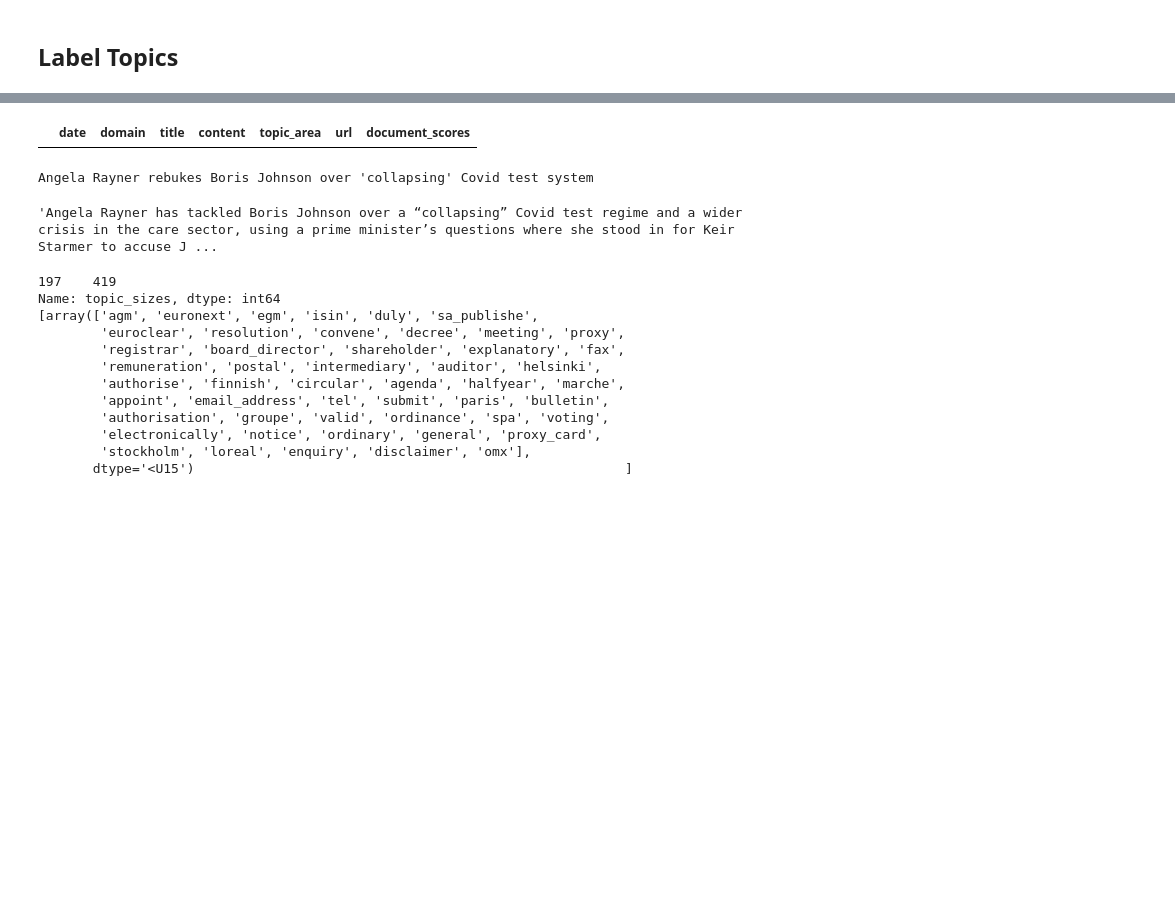
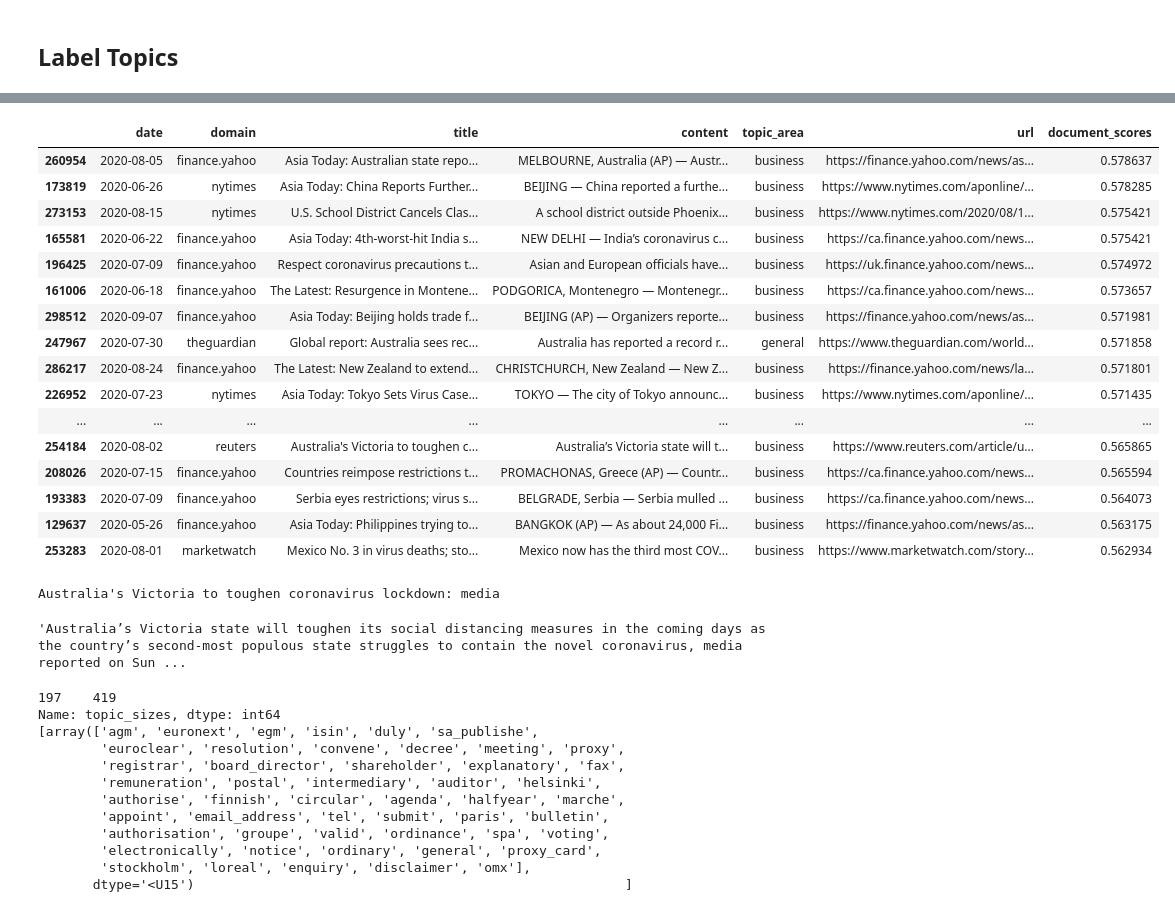
Before and after one commit to TraceyEtheridge/Thesis, a Jupyter notebook: Topic_Modelling_Top2Vec.ipynb, the cells around one changed output, grey strips where cells are left out. Drawn from its saved outputs; the diff is of its cells as text; code cells hidden in the pictures; blank space fills up the shorter version.

Commit message:
general

```diff
--- a/Topic_Modelling_Top2Vec.ipynb
+++ b/Topic_Modelling_Top2Vec.ipynb
@@ -1181,12 +2495,13 @@ df_topics_labelled.at[idx, 'topic_label'] = topic_label
 # %%
-topic_num = 193
+topic_num = 300
 num_docs = df_topics[df_topics['topic_id'] == topic_num]['topic_sizes'].values[0]
-print(num_docs)
 documents, document_scores, document_ids = model.search_documents_by_topic(topic_num=topic_num, num_docs=num_docs)
 
 result_df = df.iloc[document_ids].copy()
 result_df["document_scores"] = document_scores
 result_df = result_df[result_df["document_scores"] >=0.5]
-print(len(result_df))
+print(num_docs, len(result_df))
+
+print(df_topics_labelled[df_topics_labelled['topic_id'] == topic_num]['topic_words'].values)
 
 result_df[:50][['date', 'domain', 'title', 'content', 'topic_area', 'url', 'document_scores']]
@@ -1193,11 +2538,27 @@ result_df[:50][['date', 'domain', 'title', 'content', 'topic_area', 'url', 'docu
 # %%
-result_df.iloc[400:420][['date', 'domain', 'title', 'content', 'topic_area', 'url', 'document_scores']]
+result_df.iloc[150:170][['date', 'domain', 'title', 'content', 'topic_area', 'url', 'document_scores']]
 # %% [output]
 |  | date | domain | title | content | topic_area | url | document_scores |
+| 260954 | 2020-08-05 | finance.yahoo | Asia Today: Australian state repo... | MELBOURNE, Australia (AP) — Austr... | business | https://finance.yahoo.com/news/as... | 0.578637 |
+| 173819 | 2020-06-26 | nytimes | Asia Today: China Reports Further... | BEIJING — China reported a furthe... | business | https://www.nytimes.com/aponline/... | 0.578285 |
+| 273153 | 2020-08-15 | nytimes | U.S. School District Cancels Clas... | A school district outside Phoenix... | business | https://www.nytimes.com/2020/08/1... | 0.575421 |
+| 165581 | 2020-06-22 | finance.yahoo | Asia Today: 4th-worst-hit India s... | NEW DELHI — India’s coronavirus c... | business | https://ca.finance.yahoo.com/news... | 0.575421 |
+| 196425 | 2020-07-09 | finance.yahoo | Respect coronavirus precautions t... | Asian and European officials have... | business | https://uk.finance.yahoo.com/news... | 0.574972 |
+| 161006 | 2020-06-18 | finance.yahoo | The Latest: Resurgence in Montene... | PODGORICA, Montenegro — Montenegr... | business | https://ca.finance.yahoo.com/news... | 0.573657 |
+| 298512 | 2020-09-07 | finance.yahoo | Asia Today: Beijing holds trade f... | BEIJING (AP) — Organizers reporte... | business | https://finance.yahoo.com/news/as... | 0.571981 |
+| 247967 | 2020-07-30 | theguardian | Global report: Australia sees rec... | Australia has reported a record r... | general | https://www.theguardian.com/world... | 0.571858 |
+| 286217 | 2020-08-24 | finance.yahoo | The Latest: New Zealand to extend... | CHRISTCHURCH, New Zealand — New Z... | business | https://finance.yahoo.com/news/la... | 0.571801 |
+| 226952 | 2020-07-23 | nytimes | Asia Today: Tokyo Sets Virus Case... | TOKYO — The city of Tokyo announc... | business | https://www.nytimes.com/aponline/... | 0.571435 |
+| ... | ... | ... | ... | ... | ... | ... | ... |
+| 254184 | 2020-08-02 | reuters | Australia's Victoria to toughen c... | Australia’s Victoria state will t... | business | https://www.reuters.com/article/u... | 0.565865 |
+| 208026 | 2020-07-15 | finance.yahoo | Countries reimpose restrictions t... | PROMACHONAS, Greece (AP) — Countr... | business | https://ca.finance.yahoo.com/news... | 0.565594 |
+| 193383 | 2020-07-09 | finance.yahoo | Serbia eyes restrictions; virus s... | BELGRADE, Serbia — Serbia mulled ... | business | https://ca.finance.yahoo.com/news... | 0.564073 |
+| 129637 | 2020-05-26 | finance.yahoo | Asia Today: Philippines trying to... | BANGKOK (AP) — As about 24,000 Fi... | business | https://finance.yahoo.com/news/as... | 0.563175 |
+| 253283 | 2020-08-01 | marketwatch | Mexico No. 3 in virus deaths; sto... | Mexico now has the third most COV... | business | https://www.marketwatch.com/story... | 0.562934 |
 # %%
-idx = 312439
+idx = 254184
 print(result_df.loc[idx]['title'])
 result_df.loc[idx]['content']
 # %% [output]
-Angela Rayner rebukes Boris Johnson over 'collapsing' Covid test system
+Australia's Victoria to toughen coronavirus lockdown: media
-'Angela Rayner has tackled Boris Johnson over a “collapsing” Covid test regime and a wider crisis in the care sector, using a prime minister’s questions where she stood in for Keir Starmer to accuse J ...
+'Australia’s Victoria state will toughen its social distancing measures in the coming days as the country’s second-most populous state struggles to contain the novel coronavirus, media reported on Sun ...
```
Also changed, not shown: parts of 40 cells of this notebook.
